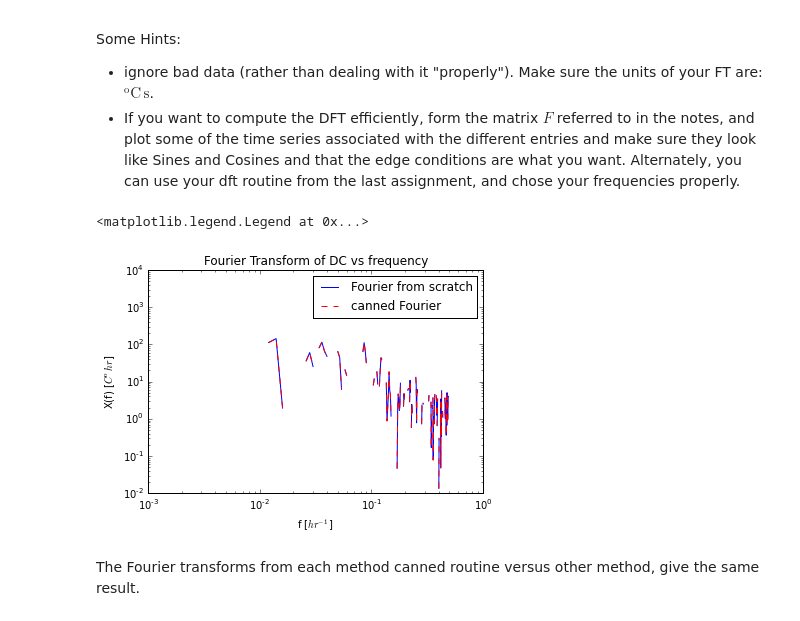
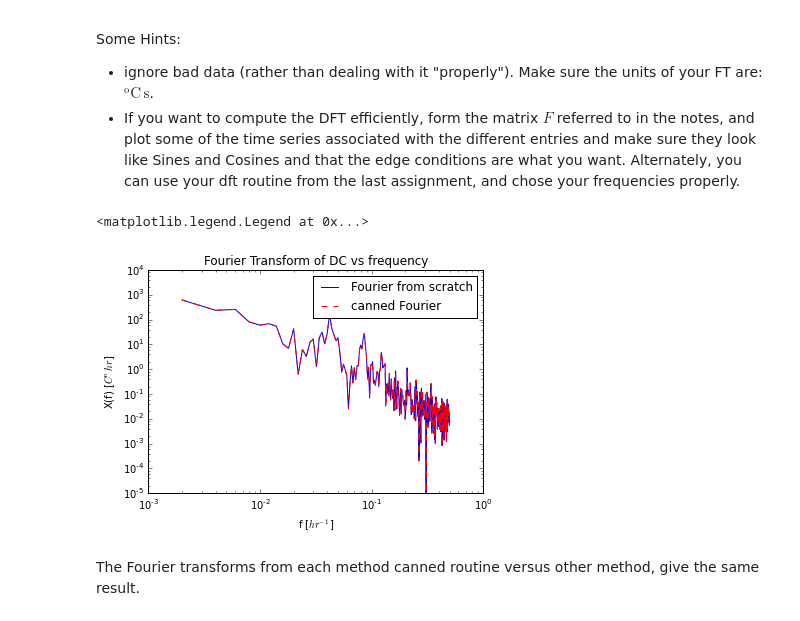
Before and after one commit to mpgriff/P411Assignments, a Jupyter notebook: p411a4-mattgriffiths.ipynb, the cells around one changed output. Cells and saved outputs as stored; diff of their text form; code cells hidden in the pictures.

```diff
--- a/p411a4-mattgriffiths.ipynb
+++ b/p411a4-mattgriffiths.ipynb
@@ -43,36 +43,36 @@ def dft(x):
 
 def dftj(x):
     bigT = x.size
     f = np.arange(0., 0.5, (1./bigT))
     t = np.arange(0,len(x))
     T,F=np.meshgrid(t,f)
     # make the fourier matrices
     E = np.exp(-1j*2*np.pi*T*F)
     X = np.dot(E,x)
     Sxx = X*np.conjugate(X)/bigT
     return f, X, Sxx
 
 def fft(x):
     T = x.size
     XfC = np.fft.fft(x)
     fC = np.fft.fftfreq(x.size, 1)
     Sxx = XfC*np.conjugate(XfC)/T
     return fC, XfC, Sxx
 
 
 dcsub = dc[0:500]
 Dj = dftj(dcsub)
 F = fft(dcsub)
 
-plt.loglog(Dj[0], Dj[1], label='Fourier from scratch')
-plt.loglog(F[0], F[1], 'r--', label='canned Fourier')
+plt.loglog(Dj[0], Dj[2], label='Fourier from scratch')
+plt.loglog(F[0], F[2], 'r--', label='canned Fourier')
 plt.xlabel(r'f [$ hr^{-1}$]')
 plt.ylabel('X(f) [$ C^o hr$]')
 plt.title('Fourier Transform of DC vs frequency')
 plt.legend(loc=1)
 # %% [output]
 <matplotlib.legend.Legend at 0x...>
-[figure, old version]
+[figure, new version]
 # %% [markdown]
 The Fourier transforms from each method canned routine versus other method, give the same result.
 # %% [markdown]
```
Also changed, not shown: 1 other file.
